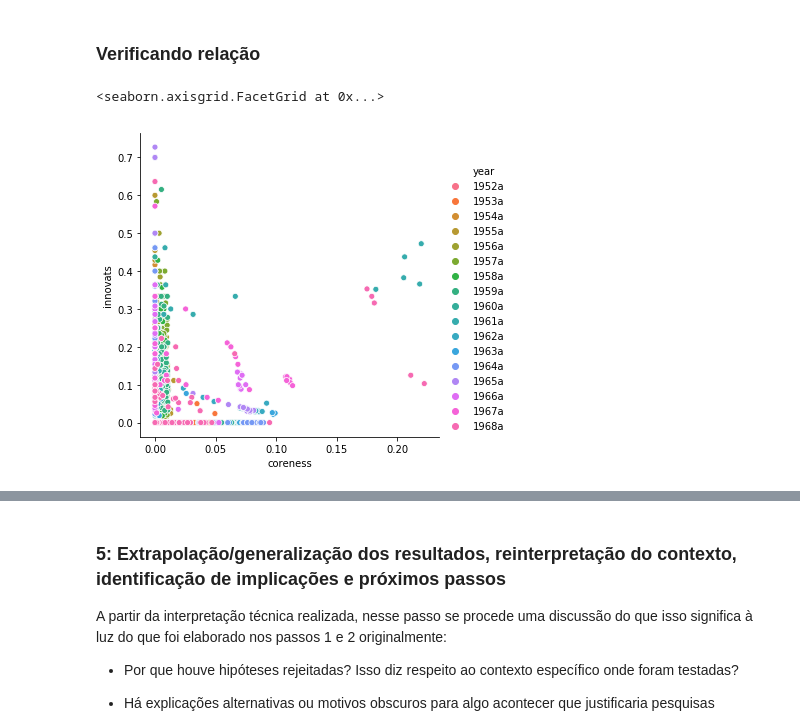
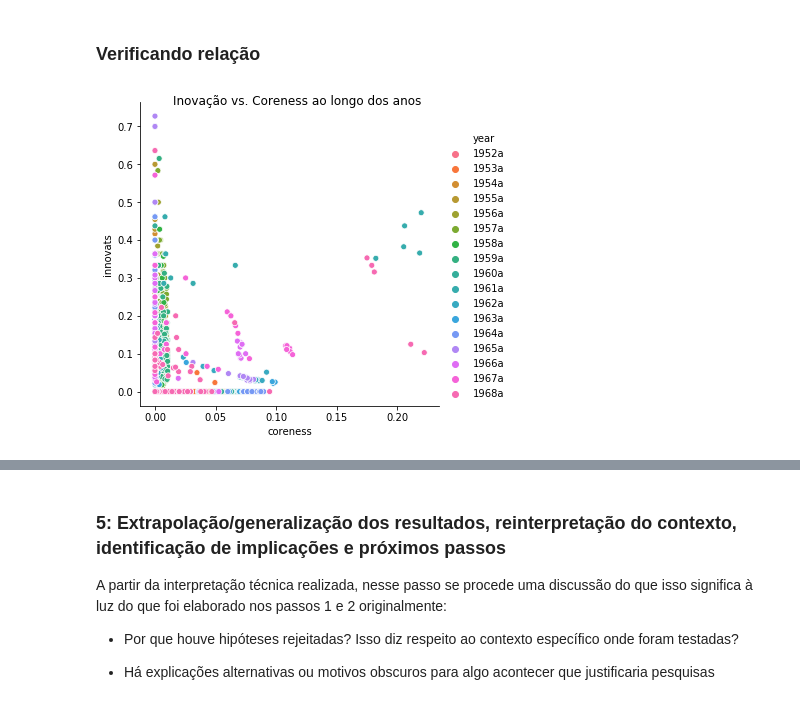
Before and after one commit to BrunaKimura/redes_proj1, a Jupyter notebook: materialelisa.ipynb, the cells around one changed output, grey strips where cells are left out. Cells and saved outputs as stored; diff of their text form; code cells hidden in the pictures.

```diff
--- a/materialelisa.ipynb
+++ b/materialelisa.ipynb
@@ -328,11 +328,11 @@ for i in range(len(sg17.nodes)):
 # %%
 data1 = pd.DataFrame({
     'coreness': l1_c,
     'innovats': l1_i,
     'year': l1_y
 })
 
-sns.relplot(data=data1, hue = 'year', x='coreness', y='innovats')
+a = sns.relplot(data=data1, hue = 'year', x='coreness', y='innovats')
+a.fig.suptitle("Inovação vs. Coreness ao longo dos anos");
 # %% [output]
-<seaborn.axisgrid.FacetGrid at 0x...>
-[figure, old version]
+[figure, new version]
```
Also changed, not shown: parts of 9 cells of this notebook.
